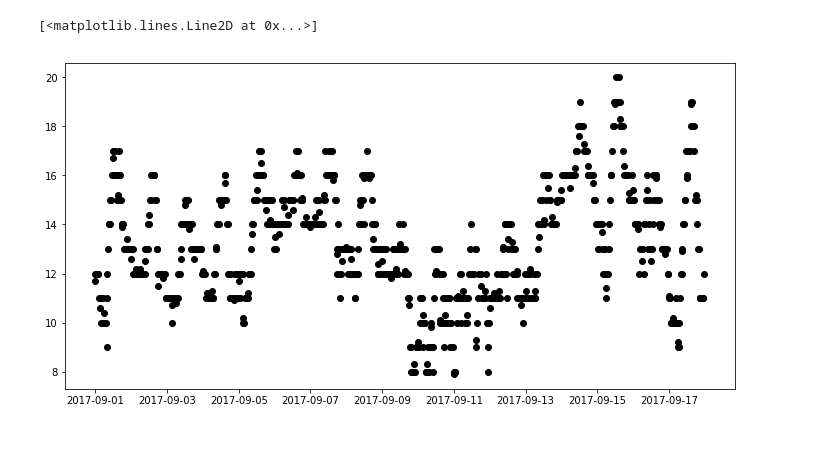
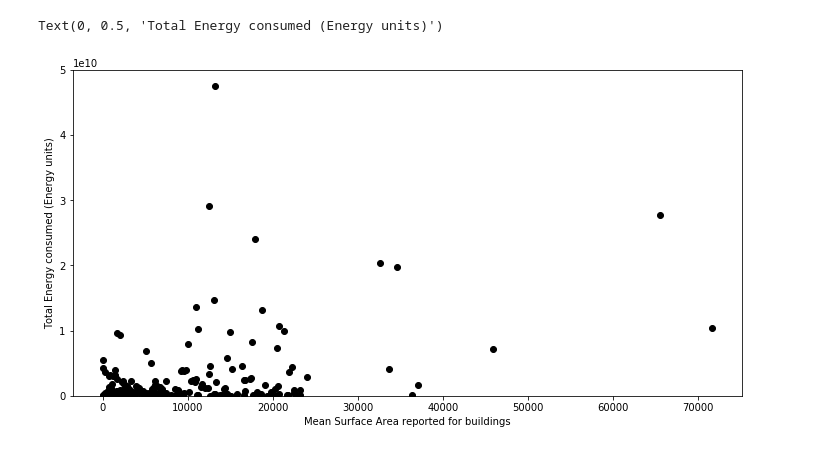
Before and after one commit to ArvindRamachandran14/Building_power_consumption_forecast_project, a Jupyter notebook: Energy-consumption-analysis.ipynb, the cells around one changed output. Drawn from its saved outputs; the diff is of its cells as text; code cells hidden in the pictures.

```diff
--- a/Energy-consumption-analysis.ipynb
+++ b/Energy-consumption-analysis.ipynb
@@ -71,13 +63,22 @@ sorted_mean_surface = list(df_meta_data_site_grouped.mean().sort_index()['Surfac
+# %%
+fig_2 = plt.figure(figsize=(12,6))
+ax = fig_2.add_subplot(111)
+ax.plot(sorted_mean_surface, Total_energy_consumed, 'ko')
+ax.set_ylim(0,5e10)
+ax.set_xlabel('Mean Surface Area reported for buildings')
+ax.set_ylabel('Total Energy consumed (Energy units)')
+ax.set_title('The distrubution of total energy consumed and surface area of buildings ')
+plt.savefig('./Assets/Energy-bdistribution.pdf')
+# %% [output]
+Text(0, 0.5, 'Total Energy consumed (Energy units)')
+[figure, added]
 # %%
 Sample_weather_data = df_weather_data.loc[(df_weather_data['SiteId']==6)
 &(df_weather_data['Timestamp'].dt.day >=1)&(df_weather_data['Timestamp'].dt.day <=17)
 &(df_weather_data['Timestamp'].dt.month == 9)&(df_weather_data['Timestamp'].dt.year == 2017)]
 # %%
-plt.figure(figsize=(12,6))
-plt.plot(Sample_weather_data['Timestamp'], Sample_weather_data['Temperature'], 'ko')
+#plt.figure(figsize=(12,6))
+#plt.plot(Sample_weather_data['Timestamp'], Sample_weather_data['Temperature'], 'ko')
-# %% [output]
-[<matplotlib.lines.Line2D at 0x...>]
-[figure, removed]
 # %%
 Sample_energy_data = df_energy_consumption.loc[(df_energy_consumption['SiteId']==6)
 &(df_energy_consumption['Timestamp'].dt.day >=1)&(df_energy_consumption['Timestamp'].dt.day<=17)
```
Also changed, not shown: parts of 12 cells of this notebook, 6 other files.
